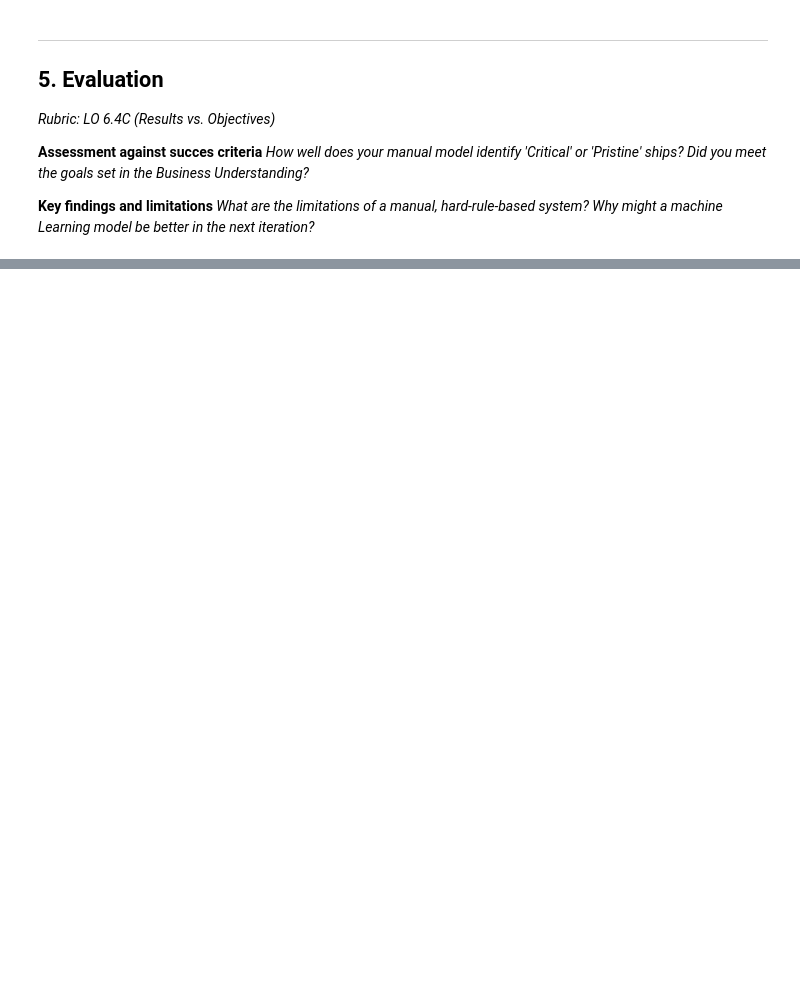
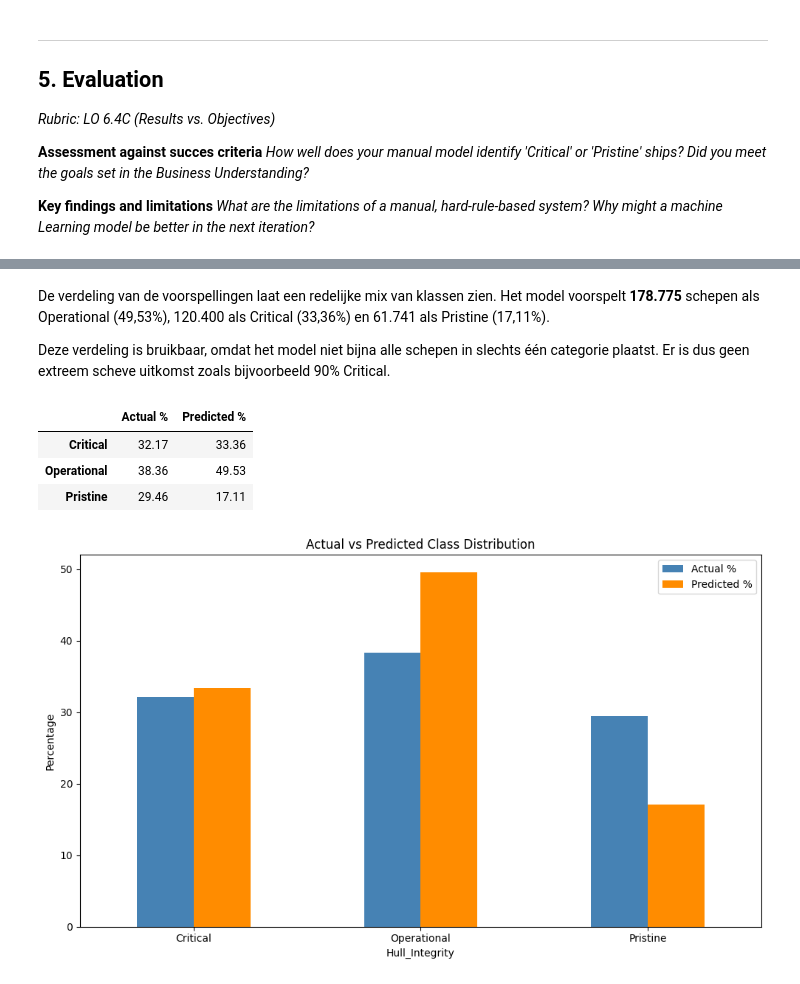
Before and after one commit to AchrafEAE/DDD, a Jupyter notebook: herkansing/iteratie2 herkansing.ipynb, the cells around one changed output, grey strips where cells are left out. Drawn from its saved outputs; the diff is of its cells as text; code cells hidden in the pictures; blank space fills up the shorter version.

```diff
--- a/herkansing/iteratie2 herkansing.ipynb
+++ b/herkansing/iteratie2 herkansing.ipynb
@@ -841,0 +921,29 @@ Use [pandas' to_csv](https://pandas.pydata.org/docs/reference/api/pandas.DataFra
+# %% [markdown]
+De verdeling van de voorspellingen laat een redelijke mix van klassen zien. Het model voorspelt **178.775** schepen als Operational (49,53%), 120.400 als Critical (33,36%) en 61.741 als Pristine (17,11%).
+
+Deze verdeling is bruikbaar, omdat het model niet bijna alle schepen in slechts één categorie plaatst. Er is dus geen extreem scheve uitkomst zoals bijvoorbeeld 90% Critical.
+# %%
+distribution_compare = pd.DataFrame({
+    "Actual %": (df_model["Hull_Integrity"].value_counts(normalize=True) * 100).round(2),
+    "Predicted %": (df_model["Predicted_Hull_Integrity"].value_counts(normalize=True) * 100).round(2)
+}).reindex(["Critical", "Operational", "Pristine"])
+
+display(distribution_compare)
+
+distribution_compare.plot(
+    kind="bar",
+    figsize=(10, 6),
+    color=["steelblue", "darkorange"]
+)
+plt.title("Actual vs Predicted Class Distribution")
+plt.ylabel("Percentage")
+plt.xlabel("Hull_Integrity")
+plt.xticks(rotation=0)
+plt.tight_layout()
+plt.show()
+# %% [output]
+|  | Actual % | Predicted % |
+| Critical | 32.17 | 33.36 |
+| Operational | 38.36 | 49.53 |
+| Pristine | 29.46 | 17.11 |
+[figure, added]
```
Also changed, not shown: parts of 9 cells of this notebook.
